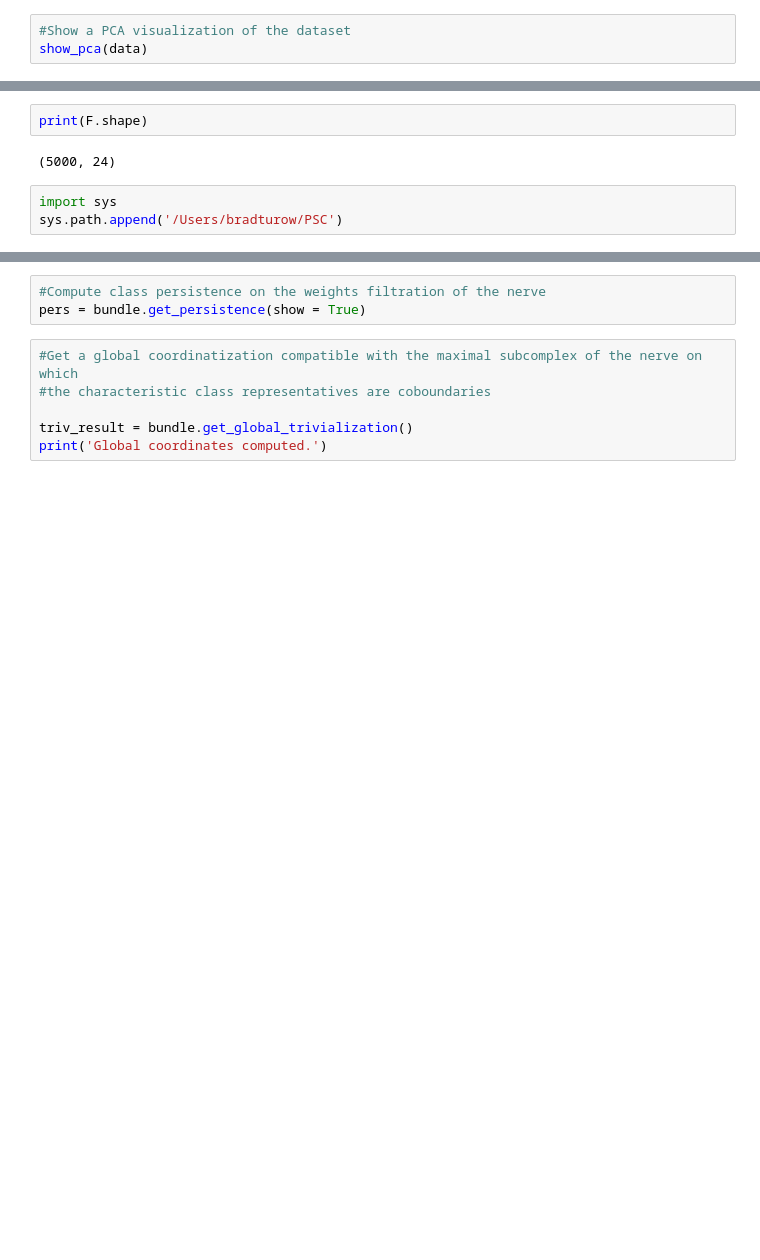
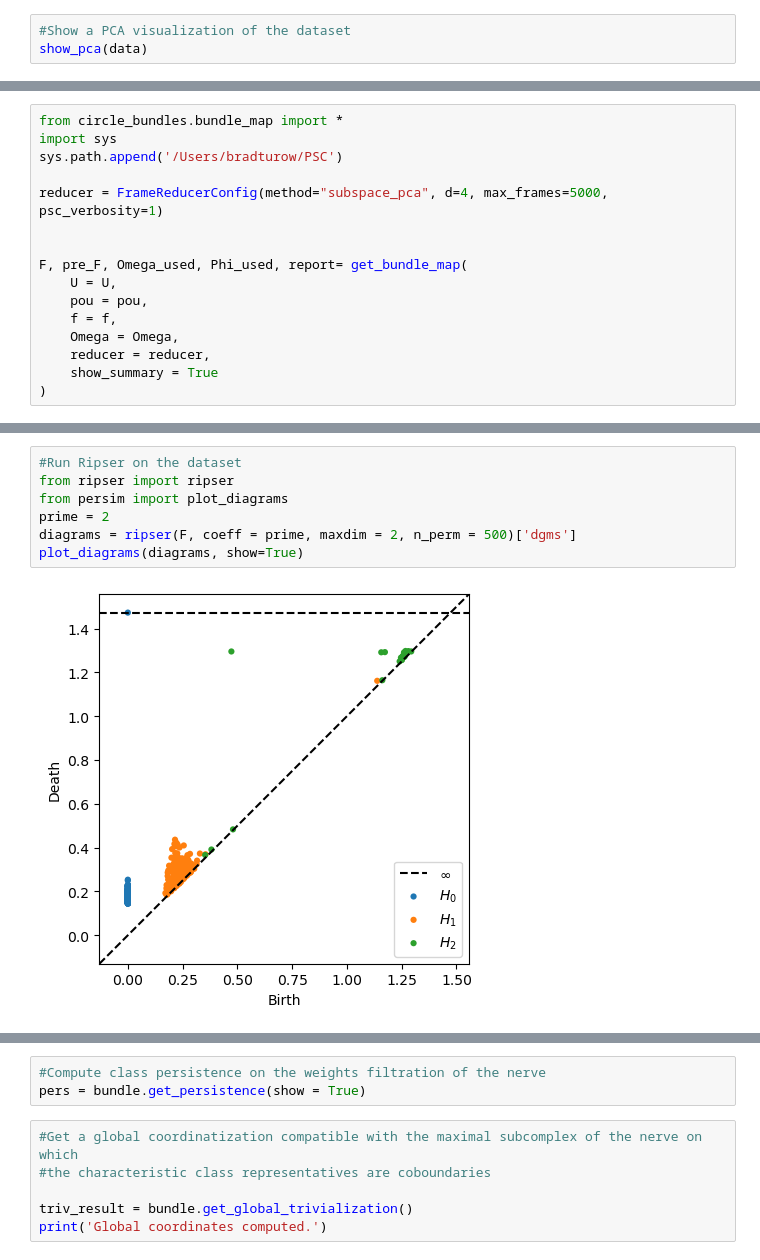
Before and after one commit to bradturow/Circle_Bundles, a Jupyter notebook: Synthetic Natural Image Patch Demo.ipynb, the cells around one changed output, grey strips where cells are left out. Cells and saved outputs as stored; diff of their text form; blank space fills up the shorter version.

```diff
--- a/Synthetic Natural Image Patch Demo.ipynb
+++ b/Synthetic Natural Image Patch Demo.ipynb
@@ -119,0 +116,16 @@ F, pre_F, Omega_true, Phi_true, report = get_bundle_map(
+# %%
+from circle_bundles.bundle_map import *
+import sys
+sys.path.append('/Users/bradturow/PSC')
+
+reducer = FrameReducerConfig(method="subspace_pca", d=4, max_frames=5000, psc_verbosity=1)
+
+
+F, pre_F, Omega_used, Phi_used, report= get_bundle_map(
+    U = U,
+    pou = pou,
+    f = f,
+    Omega = Omega,
+    reducer = reducer,
+    show_summary = True
+)
@@ -125,10 +163,12 @@ plt.show()
 # %% [output]
 [interactive output not drawn]
 # %%
-print(F.shape)
+#Run Ripser on the dataset
+from ripser import ripser
+from persim import plot_diagrams
+prime = 2
+diagrams = ripser(F, coeff = prime, maxdim = 2, n_perm = 500)['dgms']
+plot_diagrams(diagrams, show=True)
 # %% [output]
-(5000, 24)
+[figure, added]
-# %%
-import sys
-sys.path.append('/Users/bradturow/PSC')
 # %%
```
Also changed, not shown: parts of 10 cells of this notebook, 2 other files.
